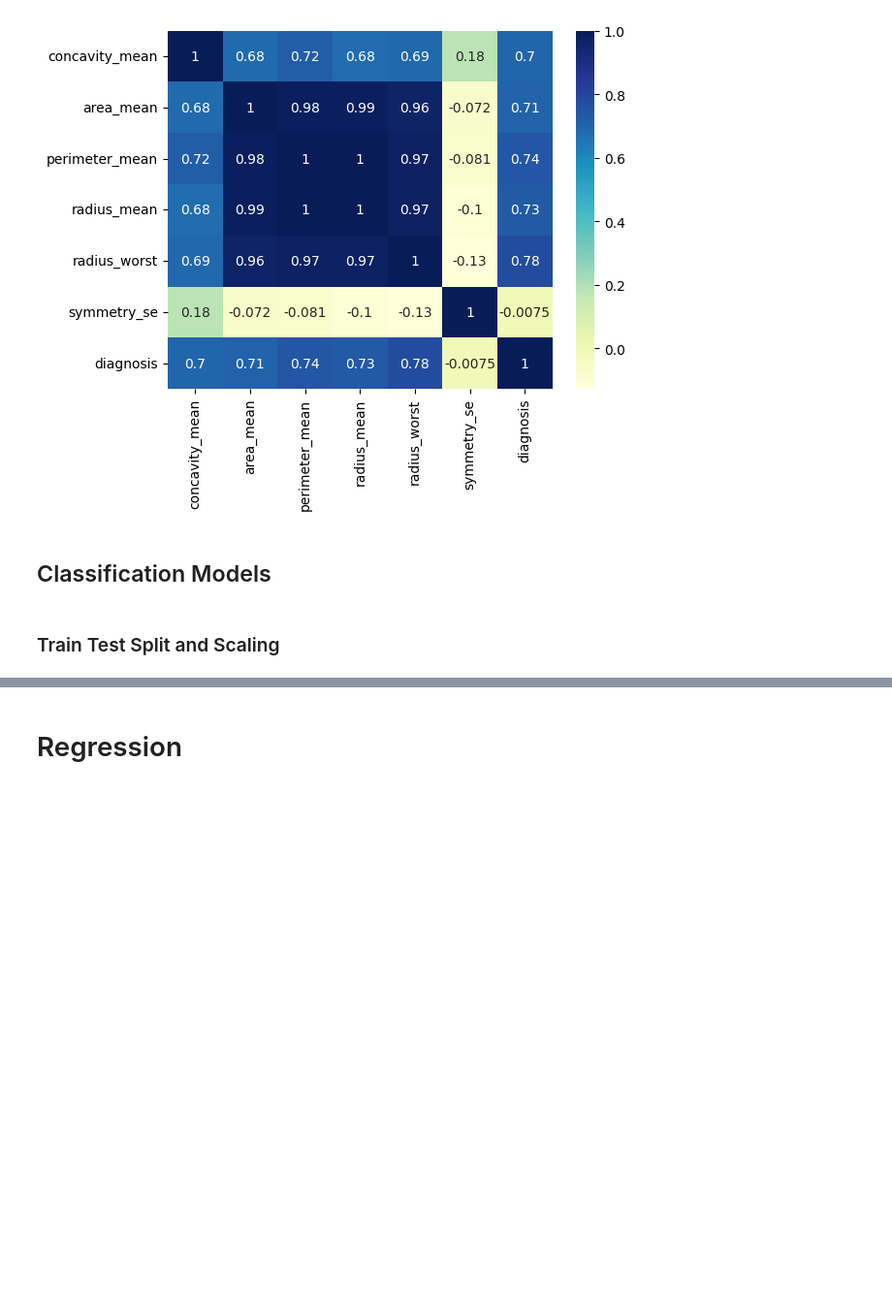
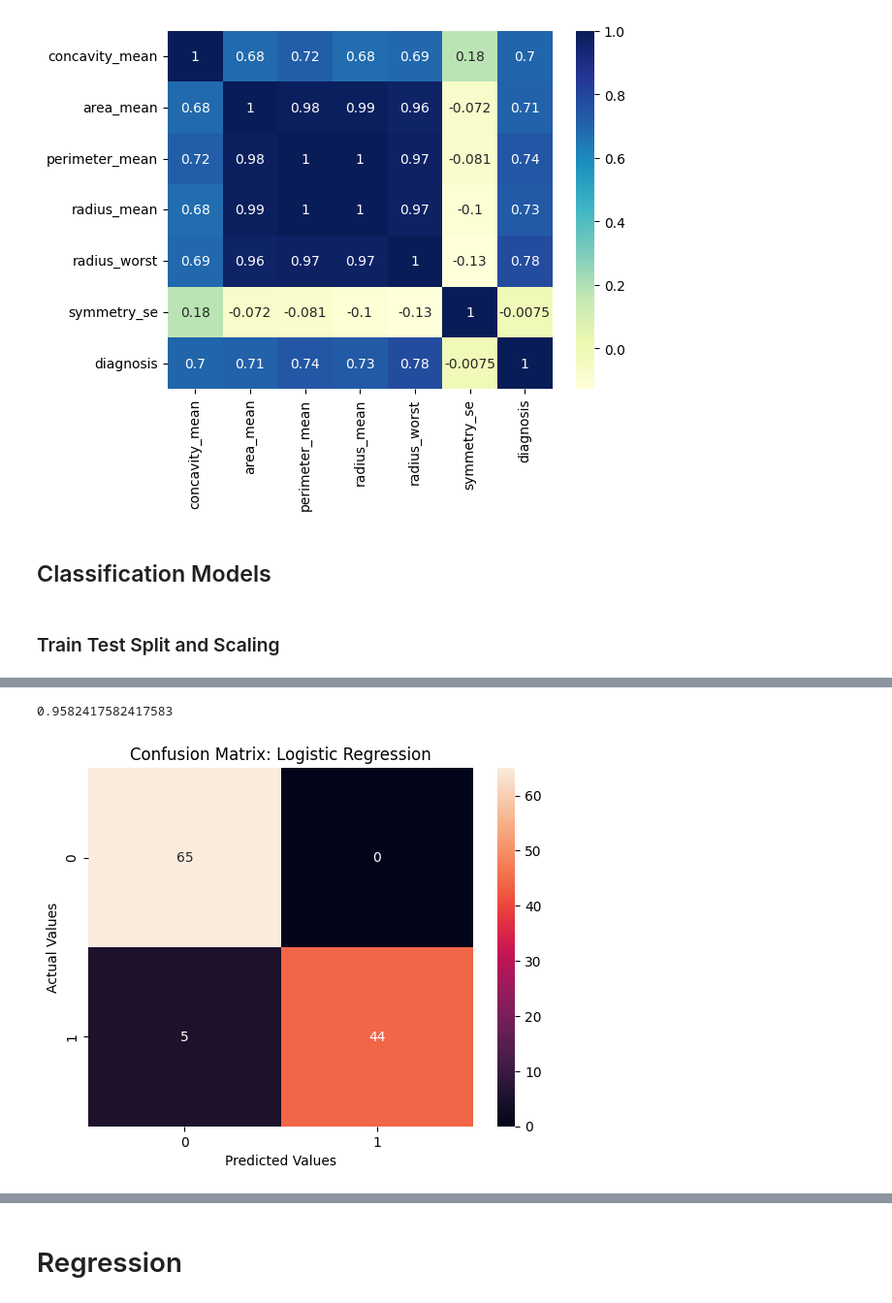
Before and after one commit to ShrDar/EDA-Classification-and-Regression-Models, a Jupyter notebook: notebooks/EDA_Classification_Regression.ipynb, the cells around one changed output, grey strips where cells are left out. Shown at 97% size. Saved outputs shown, nothing was run; the diff lists cells and outputs as text; code cells hidden in the pictures; blank space fills up the shorter version.

Commit message:
Added: Classification with Logistic Regression Completed

```diff
--- a/notebooks/EDA_Classification_Regression.ipynb
+++ b/notebooks/EDA_Classification_Regression.ipynb
@@ -431,0 +435,2 @@ plt.show()
+# %%
+L_X_train, L_X_test, l_y_train, l_y_test = train_test_split(l_x, l_y, test_size = 0.2)
@@ -431,0 +444,2 @@ plt.show()
+# %%
+Logistic_Regresseion_Model = LogisticRegression(max_iter = 1000).fit(L_X_train, l_y_train)
@@ -431,0 +455,17 @@ plt.show()
+# %%
+l_y_pred_train = Logistic_Regresseion_Model.predict(L_X_train)
+l_y_pred_test = Logistic_Regresseion_Model.predict(L_X_test)
+# %%
+Logistic_Regresseion_Model.score(L_X_train, l_y_train)
+# %% [output]
+0.9582417582417583
+# %%
+confusionMatrix = metrics.confusion_matrix(l_y_test, l_y_pred_test)
+# %%
+plt.title("Confusion Matrix: Logistic Regression")
+sns.heatmap(confusionMatrix, annot = True)
+plt.ylabel("Actual Values")
+plt.xlabel("Predicted Values")
+plt.show()
+# %% [output]
+[figure, added]
```
Also changed, not shown: parts of 14 cells of this notebook.
